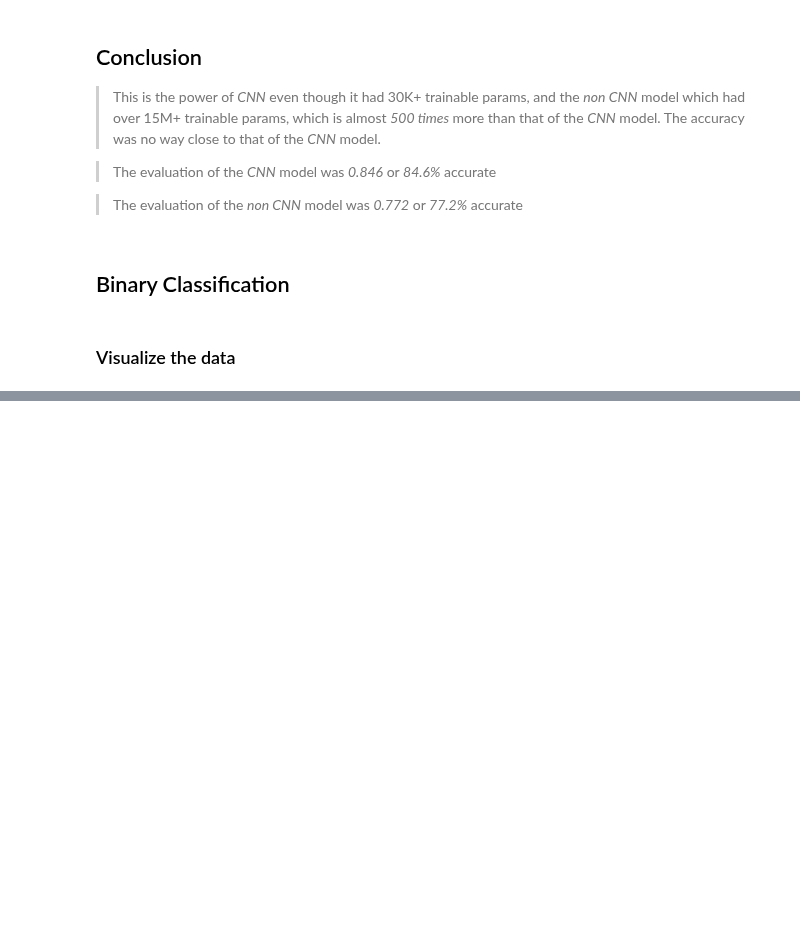
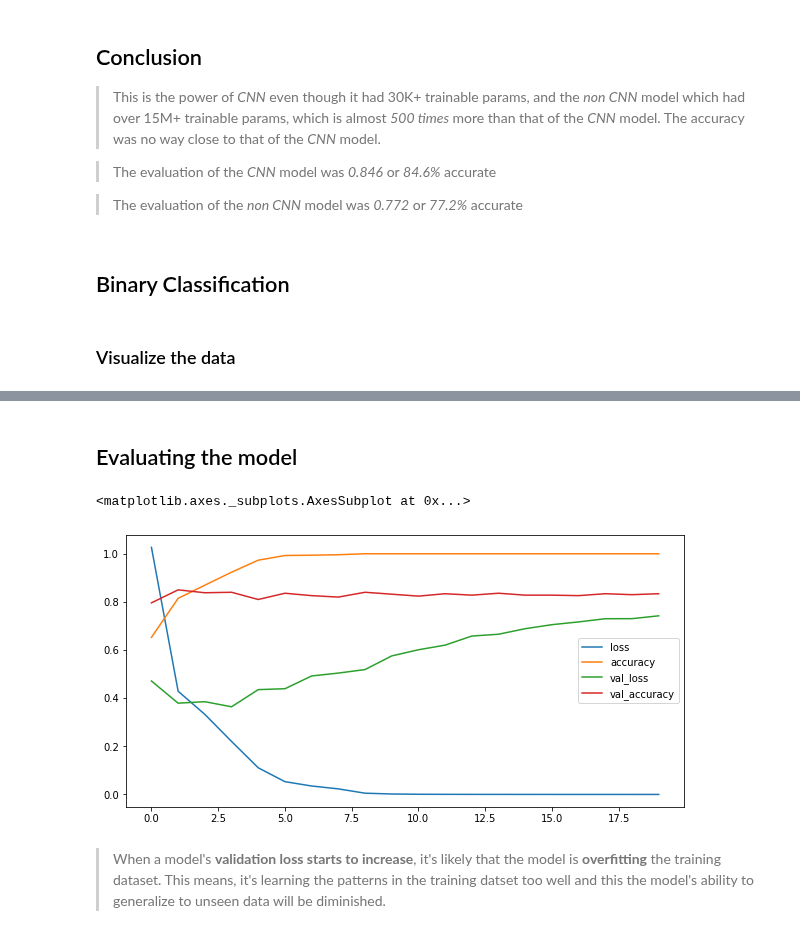
Before and after one commit to arghanath007/Data-Science, a Jupyter notebook: Deep Learning/Computer Vision/Introduction_to_Computer_Vision_and_CNN.ipynb, the cells around one changed output, grey strips where cells are left out. Drawn from its saved outputs; the diff is of its cells as text; code cells hidden in the pictures; blank space fills up the shorter version.

```diff
--- a/Deep Learning/Computer Vision/Introduction_to_Computer_Vision_and_CNN.ipynb
+++ b/Deep Learning/Computer Vision/Introduction_to_Computer_Vision_and_CNN.ipynb
@@ -426,0 +466,6 @@ Image shape: (512, 512, 3)
+# %%
+test_data= test_datagen.flow_from_directory(directory=test_dir,
+                                              batch_size=32,
+                                              target_size=(224,224),
+                                              class_mode="binary",
+                                              seed=42)
@@ -426,0 +521,10 @@ Image shape: (512, 512, 3)
+# %%
+model_3= Sequential([
+            Conv2D(filters=10, kernel_size=3, strides=1, padding="valid",activation="relu", input_shape=(224,224,3)), # Input Layer
+            Conv2D(10,3, activation="relu"),
+            Conv2D(10,3, activation="relu"),
+            Flatten(),
+            Dense(1, activation="sigmoid") # Output layer, 1 output as it is a binary classification
+])
+# %%
+model_3.compile(loss="binary_crossentropy", optimizer=Adam(), metrics=['accuracy'])
@@ -426,0 +553,2 @@ Image shape: (512, 512, 3)
+# %%
+history_3=model_3.fit(train_data, epochs=20, steps_per_epoch=len(train_data), validation_data=test_data, validation_steps=len(test_data))
@@ -426,0 +588,2 @@ Image shape: (512, 512, 3)
+# %% [markdown]
+## Evaluating the model
@@ -426,0 +592,7 @@ Image shape: (512, 512, 3)
+# %%
+pd.DataFrame(history_3.history).plot(figsize=(10,5))
+# %% [output]
+<matplotlib.axes._subplots.AxesSubplot at 0x...>
+[figure, added]
+# %% [markdown]
+> When a model's **validation loss starts to increase**, it's likely that the model is **overfitting** the training dataset. This means, it's learning the patterns in the training datset too well and this the model's ability to generalize to unseen data will be diminished.
```
Also changed, not shown: parts of 34 cells of this notebook, 3 other files.
